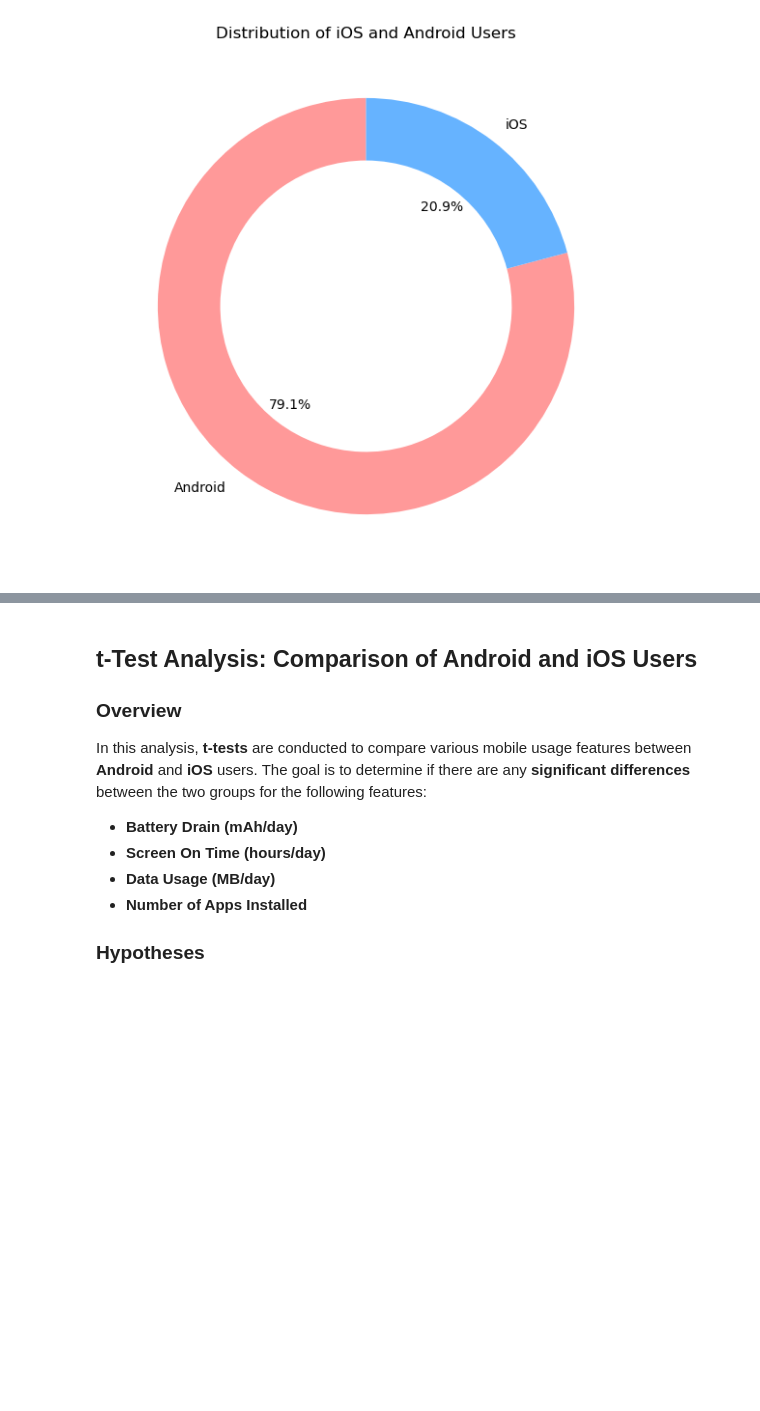
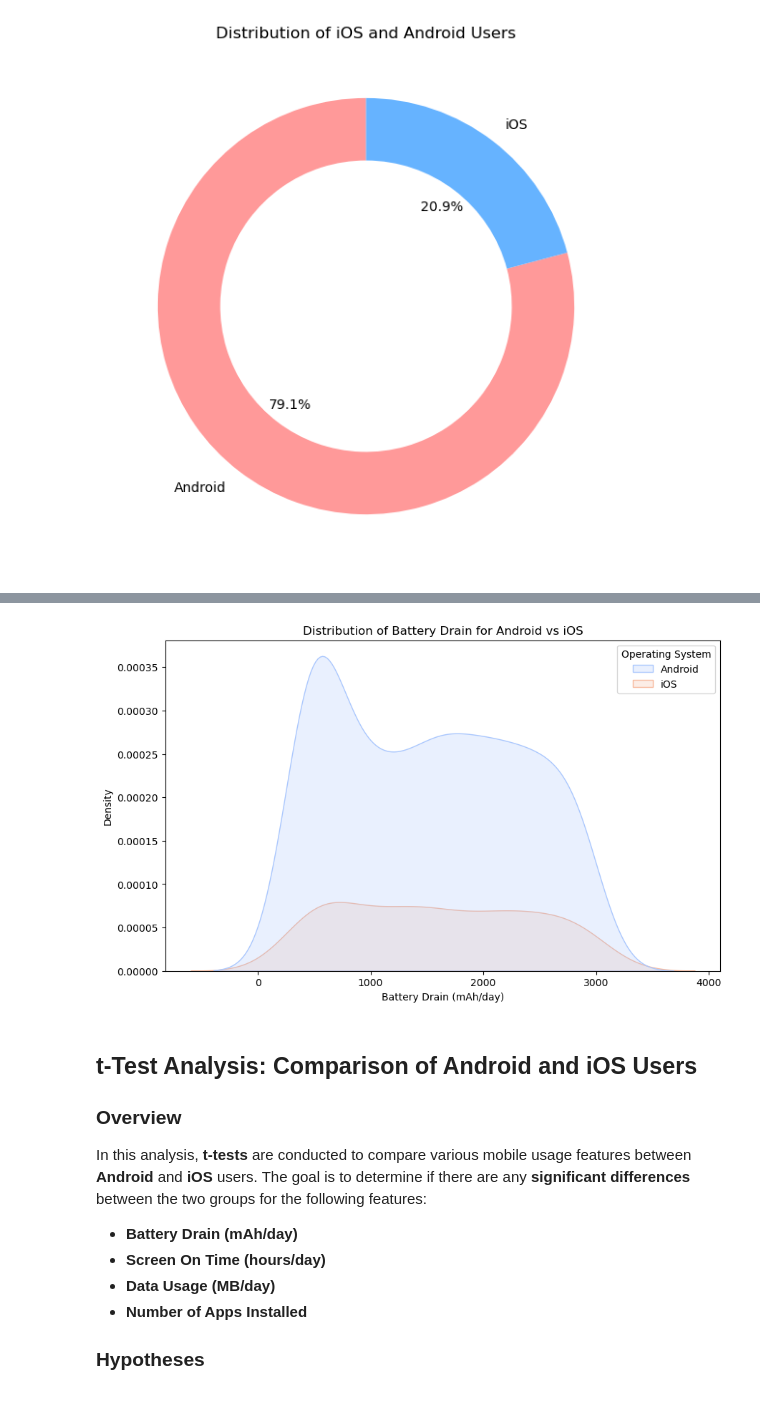
Before and after one commit to shruti-1007/mobile-usage-insights, a Jupyter notebook: notebooks/ios_vs_android.ipynb, the cells around one changed output, grey strips where cells are left out. Saved outputs shown, nothing was run; the diff lists cells and outputs as text; code cells hidden in the pictures; blank space fills up the shorter version.

```diff
--- a/notebooks/ios_vs_android.ipynb
+++ b/notebooks/ios_vs_android.ipynb
@@ -80,3 +83,12 @@ plt.show()
+# %%
+plt.figure(figsize=(10, 6))
+sns.kdeplot(data=data, x='Battery Drain (mAh/day)', hue='Operating System', palette='coolwarm', fill=True)
+plt.title('Distribution of Battery Drain for Android vs iOS')
+plt.xlabel('Battery Drain (mAh/day)')
+plt.ylabel('Density')
+plt.show()
+# %% [output]
+[figure, added]
 # %% [markdown]
 ## t-Test Analysis: Comparison of Android and iOS Users
 
```
Also changed, not shown: parts of 3 cells of this notebook, 20 other files.
